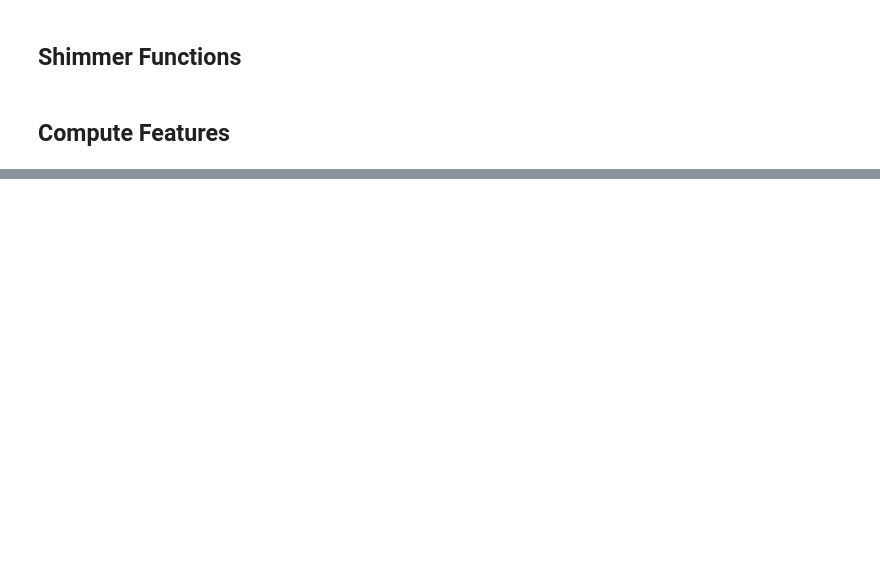
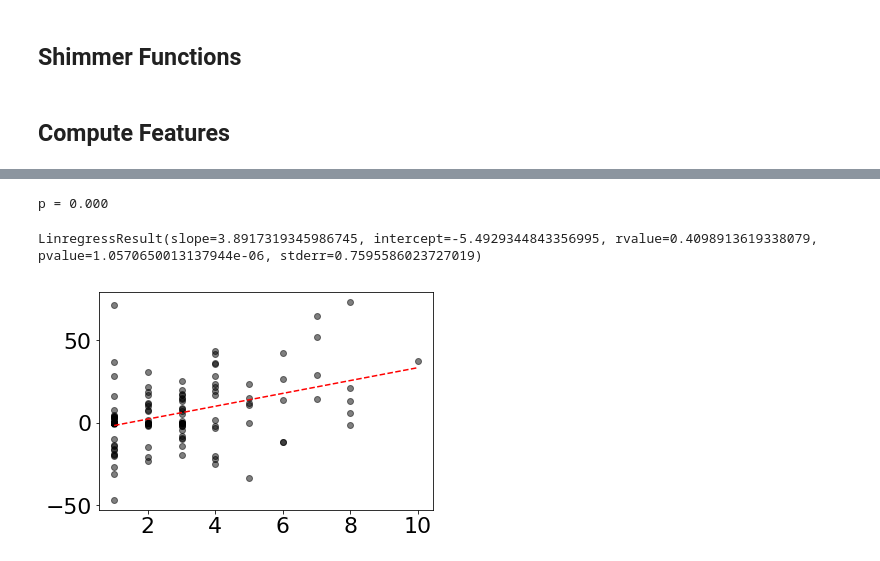
Before and after one commit to vedantchandra/hsl_python, a Jupyter notebook: 10_combined_classifier.ipynb, the cells around one changed output, grey strips where cells are left out. Cells and saved outputs as stored; diff of their text form; code cells hidden in the pictures; blank space fills up the shorter version.

```diff
--- a/10_combined_classifier.ipynb
+++ b/10_combined_classifier.ipynb
@@ -393,0 +550,21 @@ mising shimmer data. skipping...
+# %%
+def linear_model(measure, dependent, crop = 'default'):
+    if crop is 'default':
+        crop = measure < np.Inf
+    measure = measure[crop]
+    dependent = np.asarray(dependent)[crop]
+
+    plt.scatter(measure, dependent, color = 'k', alpha = 0.5)
+    #plt.xlim(0,0.3)
+    reg = stats.linregress(measure, dependent)
+    x = np.linspace(min(measure), max(measure), 1000)
+    y = reg.slope * x + reg.intercept
+    plt.plot(x,y, 'r--')
+    print('p = %.3f'%reg.pvalue)
+    return reg
+# %%
+linear_model(np.asarray(likert_scores), switch_times)
+# %% [output]
+p = 0.000
+LinregressResult(slope=3.8917319345986745, intercept=-5.4929344843356995, rvalue=0.4098913619338079, pvalue=1.0570650013137944e-06, stderr=0.7595586023727019)
+[figure, added]
```
Also changed, not shown: parts of 58 cells of this notebook, 32 other files.
